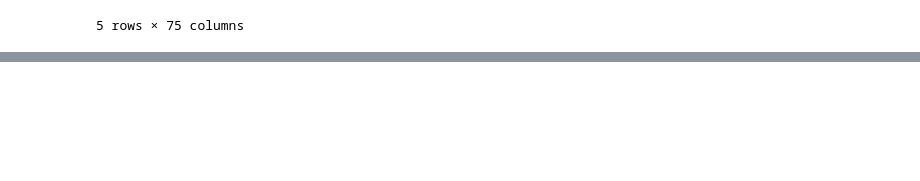
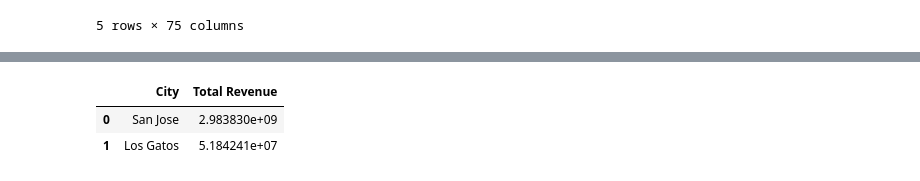
Before and after one commit to kaylajgranados/Project-1-Group-5, a Jupyter notebook: Analysis/data.ipynb, the cells around one changed output, grey strips where cells are left out. Saved outputs shown, nothing was run; the diff lists cells and outputs as text; code cells hidden in the pictures; blank space fills up the shorter version.

```diff
--- a/Analysis/data.ipynb
+++ b/Analysis/data.ipynb
@@ -82,0 +121,28 @@ new_property_tax_df.head()
+# %%
+# San Jose vs Los Gatos- 2020 report.
+
+# Locate city rows in 2020
+san_jose = new_city_revenue_df.loc[(new_city_revenue_df['Entity Name']=="San Jose") & (new_city_revenue_df['Fiscal Year']==2020),['Total Revenues']]
+los_gatos = new_city_revenue_df.loc[(new_city_revenue_df['Entity Name']=="Los Gatos") & (new_city_revenue_df['Fiscal Year']==2020),['Total Revenues']]
+
+#get Revenues as a float
+sj_revenue = san_jose['Total Revenues'].astype(float).item()
+lg_revenue = los_gatos['Total Revenues'].astype(float).item()
+
+#Convert to currency string for printing (optional)
+str_sj_rev = locale.currency(sj_revenue,grouping=True)
+str_lg_rev = locale.currency(lg_revenue,grouping=True)
+
+#Print Analysis (Optional)
+print(f"Comparison for Santa Clara County:")
+print(f"---------------------------------------------")
+print(f"San Jose Total Revenue: {str_sj_rev}")
+print(f"Los Gatos Total Revenue: {str_lg_rev}")
+
+#Compare revenue sizes
+if sj_revenue > to_revenue:
+    print("San Jose generates more total revenue for the city than Los Gatos.")
+elif sj_revenue<lg_revenue:
+    print("Los Gatos generates more total revenue for the city than San Jose.")
+else:
+    print("San Jose and Los Gatos generate the same amount of mont for the city.")
@@ -82,0 +230,12 @@ new_property_tax_df.head()
+# %%
+# create datafram shows total revenue of SJ county
+SJ_county = {
+    'City' : ['San Jose' , 'Los Gatos'],
+    'Total Revenue' : [sj_revenue, lg_revenue]
+}
+SJ_county_df = pd.DataFrame(SJ_county)
+SJ_county_df
+# %% [output]
+|  | City | Total Revenue |
+| 0 | San Jose | 2.983830e+09 |
+| 1 | Los Gatos | 5.184241e+07 |
```
Also changed, not shown: parts of 10 cells of this notebook, 1 other file.
